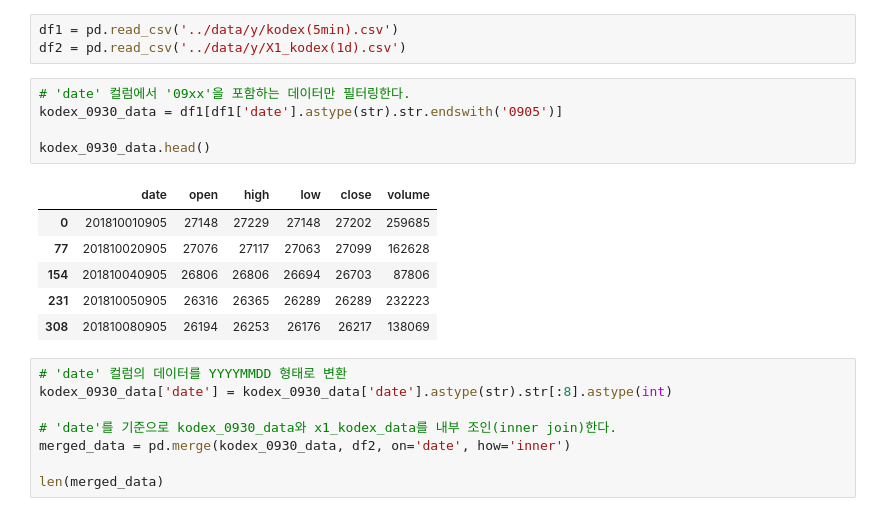
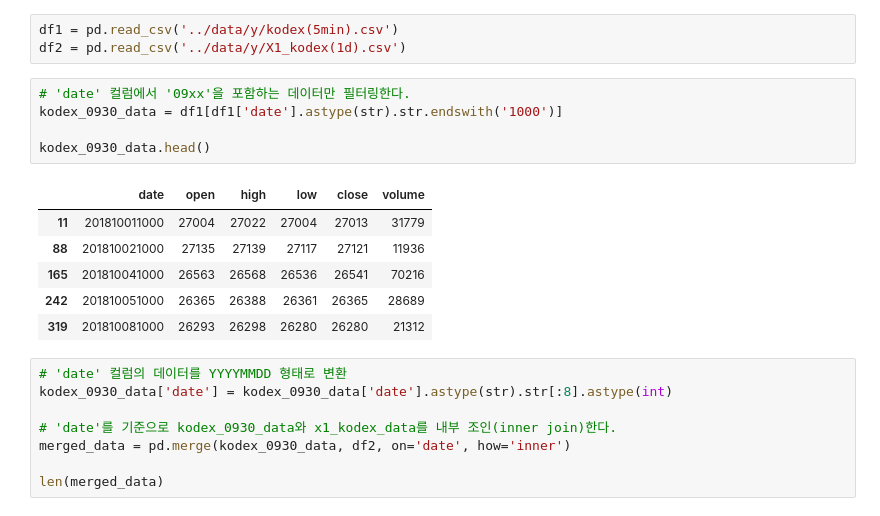
Before and after one commit to gogiri/Viking_Project, a Jupyter notebook: 프로젝트1/data_processing/y_labeling.ipynb, the cells around one changed output. Drawn from its saved outputs; the diff is of its cells as text.

```diff
--- a/프로젝트1/data_processing/y_labeling.ipynb
+++ b/프로젝트1/data_processing/y_labeling.ipynb
@@ -5,16 +5,16 @@ df1 = pd.read_csv('../data/y/kodex(5min).csv')
 df2 = pd.read_csv('../data/y/X1_kodex(1d).csv')
 # %%
 # 'date' 컬럼에서 '09xx'을 포함하는 데이터만 필터링한다.
-kodex_0930_data = df1[df1['date'].astype(str).str.endswith('0905')]
+kodex_0930_data = df1[df1['date'].astype(str).str.endswith('1000')]
 
 kodex_0930_data.head()
 # %% [output]
 |  | date | open | high | low | close | volume |
-| 0 | 201810010905 | 27148 | 27229 | 27148 | 27202 | 259685 |
-| 77 | 201810020905 | 27076 | 27117 | 27063 | 27099 | 162628 |
-| 154 | 201810040905 | 26806 | 26806 | 26694 | 26703 | 87806 |
-| 231 | 201810050905 | 26316 | 26365 | 26289 | 26289 | 232223 |
-| 308 | 201810080905 | 26194 | 26253 | 26176 | 26217 | 138069 |
+| 11 | 201810011000 | 27004 | 27022 | 27004 | 27013 | 31779 |
+| 88 | 201810021000 | 27135 | 27139 | 27117 | 27121 | 11936 |
+| 165 | 201810041000 | 26563 | 26568 | 26536 | 26541 | 70216 |
+| 242 | 201810051000 | 26365 | 26388 | 26361 | 26365 | 28689 |
+| 319 | 201810081000 | 26293 | 26298 | 26280 | 26280 | 21312 |
 # %%
 # 'date' 컬럼의 데이터를 YYYYMMDD 형태로 변환
 kodex_0930_data['date'] = kodex_0930_data['date'].astype(str).str[:8].astype(int)
```
Also changed, not shown: parts of 2 cells of this notebook, 17 other files.
